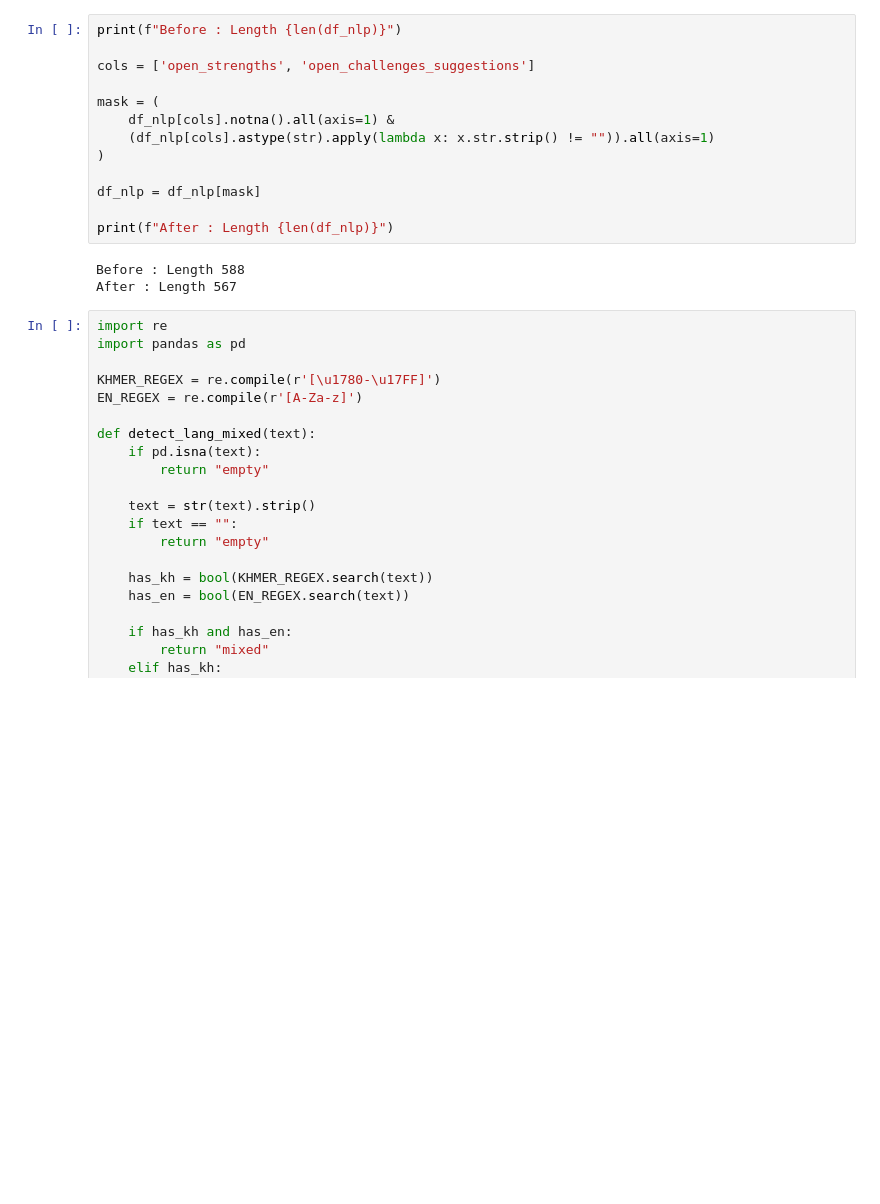
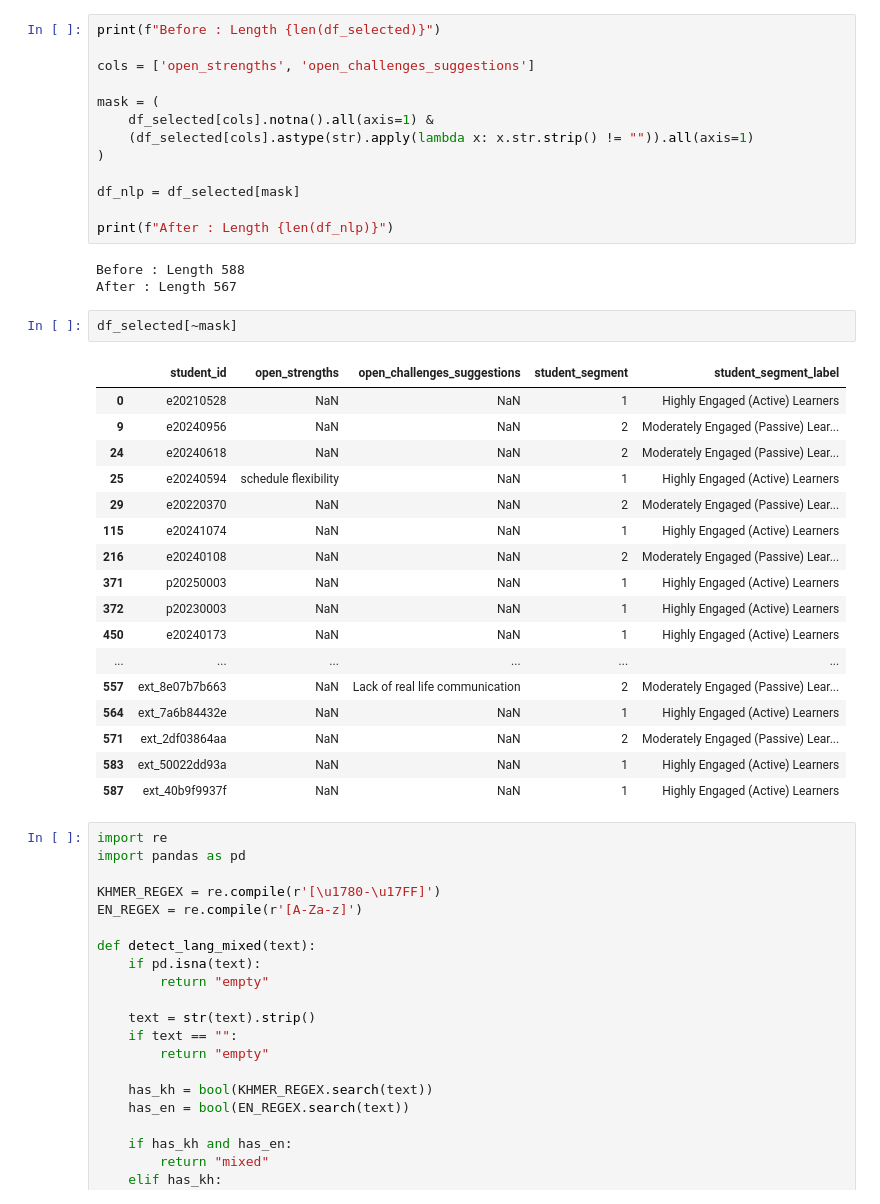
Before and after one commit to Ratnatepy/Blended-Learning, a Jupyter notebook: notebook/05-translation_preprocessing.ipynb, the cells around one changed output. Drawn from its saved outputs; the diff is of its cells as text; blank space fills up the shorter version.

```diff
--- a/notebook/05-translation_preprocessing.ipynb
+++ b/notebook/05-translation_preprocessing.ipynb
@@ -24,19 +26,39 @@ NLP dataframe shape: (588, 6)
 # %%
-print(f"Before : Length {len(df_nlp)}")
+print(f"Before : Length {len(df_selected)}")
 
 cols = ['open_strengths', 'open_challenges_suggestions']
 
 mask = (
-    df_nlp[cols].notna().all(axis=1) &
-    (df_nlp[cols].astype(str).apply(lambda x: x.str.strip() != "")).all(axis=1)
+    df_selected[cols].notna().all(axis=1) &
+    (df_selected[cols].astype(str).apply(lambda x: x.str.strip() != "")).all(axis=1)
 )
 
-df_nlp = df_nlp[mask]
+df_nlp = df_selected[mask]
 
 print(f"After : Length {len(df_nlp)}")
 # %% [output]
 Before : Length 588
 After : Length 567
+# %%
+df_selected[~mask]
+# %% [output]
+|  | student_id | open_strengths | open_challenges_suggestions | student_segment | student_segment_label |
+| 0 | e20210528 | NaN | NaN | 1 | Highly Engaged (Active) Learners |
+| 9 | e20240956 | NaN | NaN | 2 | Moderately Engaged (Passive) Lear... |
+| 24 | e20240618 | NaN | NaN | 2 | Moderately Engaged (Passive) Lear... |
+| 25 | e20240594 | schedule flexibility | NaN | 1 | Highly Engaged (Active) Learners |
+| 29 | e20220370 | NaN | NaN | 2 | Moderately Engaged (Passive) Lear... |
+| 115 | e20241074 | NaN | NaN | 1 | Highly Engaged (Active) Learners |
+| 216 | e20240108 | NaN | NaN | 2 | Moderately Engaged (Passive) Lear... |
+| 371 | p20250003 | NaN | NaN | 1 | Highly Engaged (Active) Learners |
+| 372 | p20230003 | NaN | NaN | 1 | Highly Engaged (Active) Learners |
+| 450 | e20240173 | NaN | NaN | 1 | Highly Engaged (Active) Learners |
+| ... | ... | ... | ... | ... | ... |
+| 557 | ext_8e07b7b663 | NaN | Lack of real life communication | 2 | Moderately Engaged (Passive) Lear... |
+| 564 | ext_7a6b84432e | NaN | NaN | 1 | Highly Engaged (Active) Learners |
+| 571 | ext_2df03864aa | NaN | NaN | 2 | Moderately Engaged (Passive) Lear... |
+| 583 | ext_50022dd93a | NaN | NaN | 1 | Highly Engaged (Active) Learners |
+| 587 | ext_40b9f9937f | NaN | NaN | 1 | Highly Engaged (Active) Learners |
 # %%
 import re
 import pandas as pd
```
Also changed, not shown: parts of 3 cells of this notebook, 6 other files.
